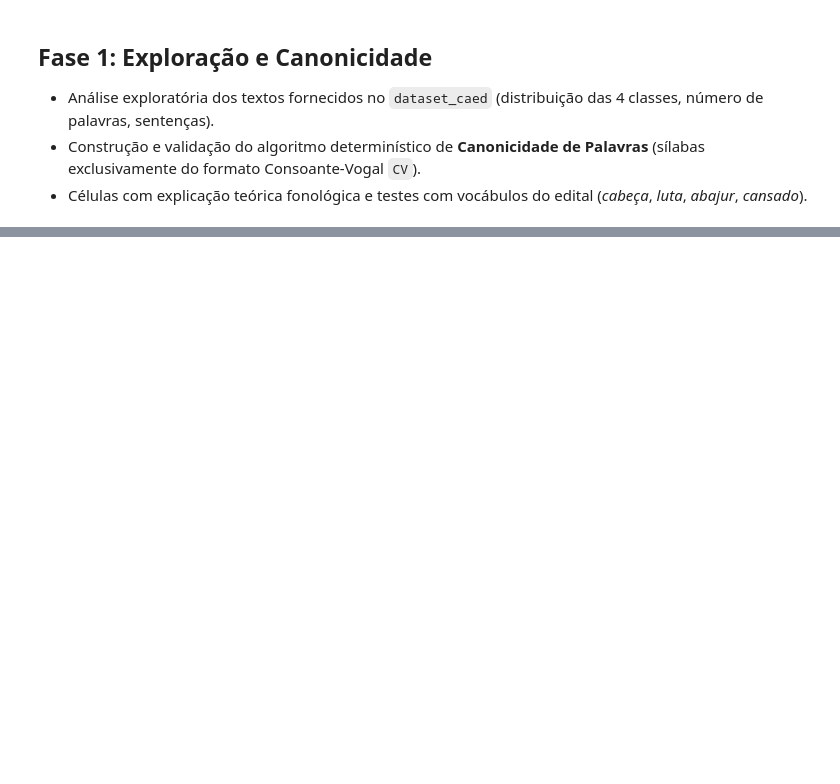
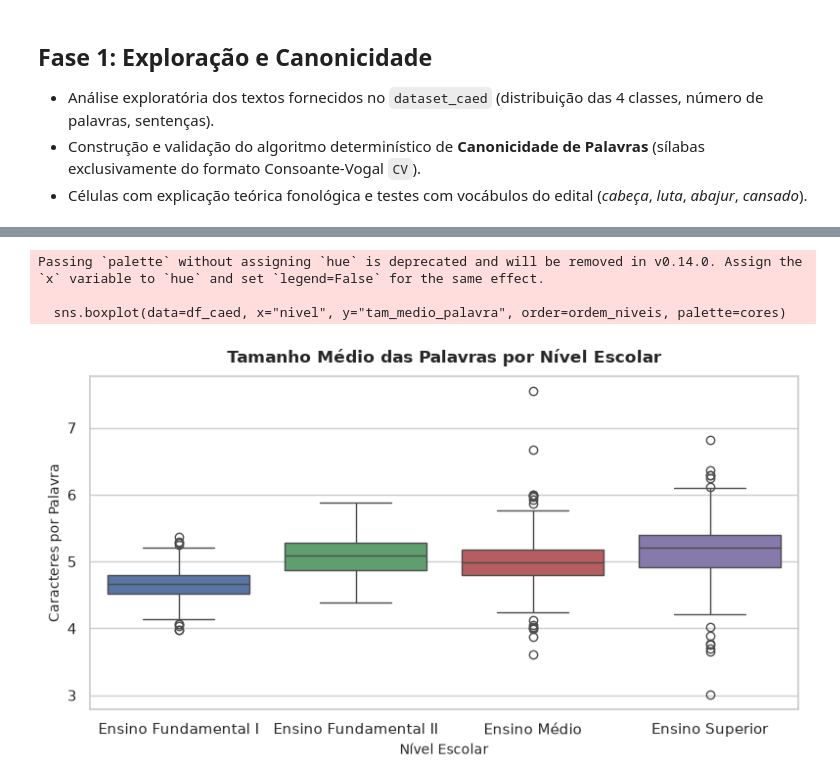
Before and after one commit to OGuilhermeGabriel/processo-CAEd, a Jupyter notebook: notebooks/experimentos.ipynb, the cells around one changed output, grey strips where cells are left out. Cells and saved outputs as stored; diff of their text form; code cells hidden in the pictures; blank space fills up the shorter version.

```diff
--- a/notebooks/experimentos.ipynb
+++ b/notebooks/experimentos.ipynb
@@ -18,0 +287,15 @@ A principal função desse notebook é servir como laboratório para os testes e
+# %%
+# Tamanho Médio das Palavras (Caracteres / Palavra)
+plt.figure(figsize=(8, 4.5))
+sns.boxplot(data=df_caed, x="nivel", y="tam_medio_palavra", order=ordem_niveis, palette=cores)
+
+plt.title("Tamanho Médio das Palavras por Nível Escolar", fontsize=12, weight="bold", pad=10)
+plt.xlabel("Nível Escolar", fontsize=10)
+plt.ylabel("Caracteres por Palavra", fontsize=10)
+plt.tight_layout()
+plt.show()
+# %% [output]
+Passing `palette` without assigning `hue` is deprecated and will be removed in v0.14.0. Assign the `x` variable to `hue` and set `legend=False` for the same effect.
+
+  sns.boxplot(data=df_caed, x="nivel", y="tam_medio_palavra", order=ordem_niveis, palette=cores)
+[figure, added]
```
Also changed, not shown: parts of 64 cells of this notebook, 29 other files.
